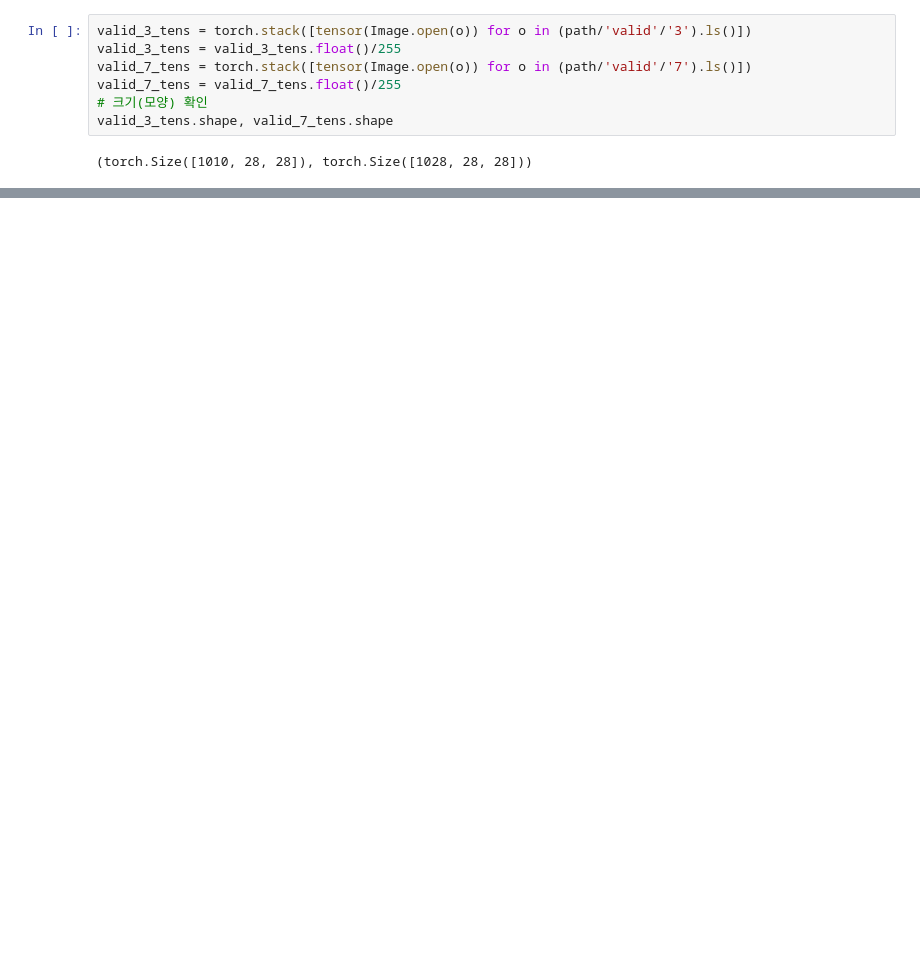
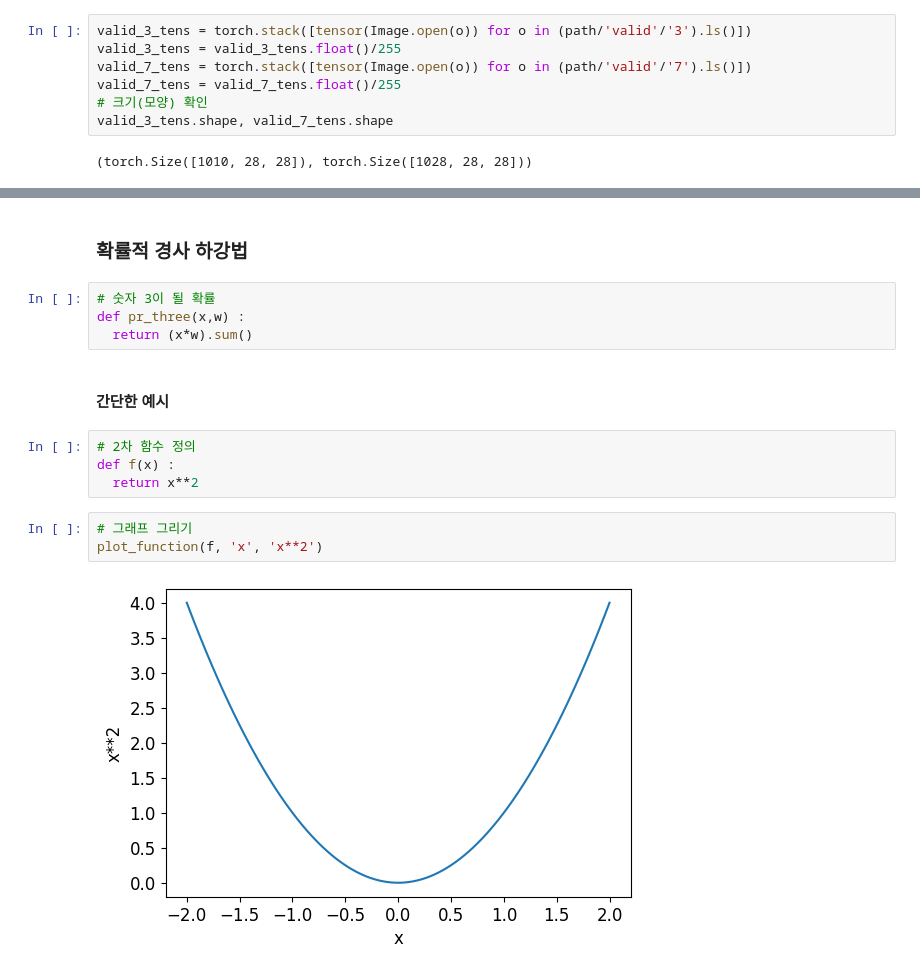
Before and after one commit to chw8207/fastai_pytorch, a Jupyter notebook: 숫자분류기.ipynb, the cells around one changed output, grey strips where cells are left out. Cells and saved outputs as stored; diff of their text form; blank space fills up the shorter version.

```diff
--- a/숫자분류기.ipynb
+++ b/숫자분류기.ipynb
@@ -248,0 +298,17 @@ valid_3_tens.shape, valid_7_tens.shape
+# %% [markdown]
+### 확률적 경사 하강법
+# %%
+# 숫자 3이 될 확률
+def pr_three(x,w) :
+  return (x*w).sum()
+# %% [markdown]
+#### 간단한 예시
+# %%
+# 2차 함수 정의
+def f(x) :
+  return x**2
+# %%
+# 그래프 그리기
+plot_function(f, 'x', 'x**2')
+# %% [output]
+[figure, added]
```
Also changed, not shown: parts of 55 cells of this notebook.
